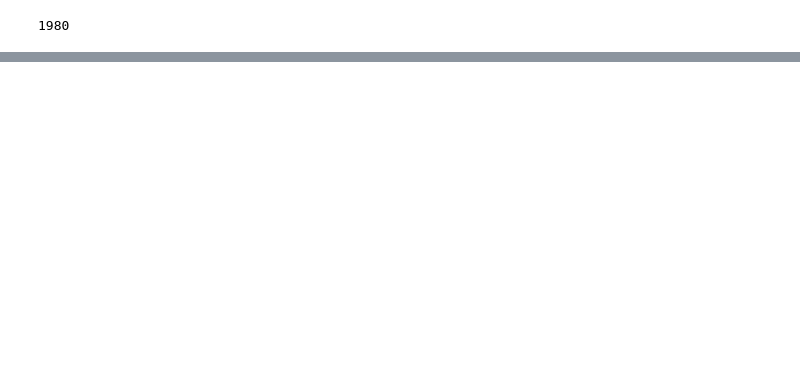
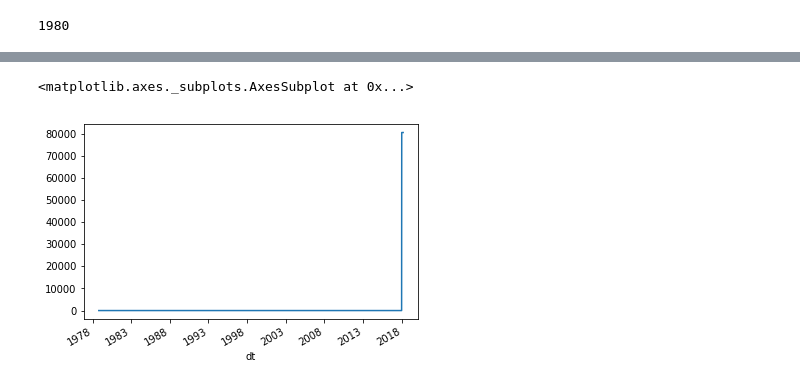
Before and after one commit to drewthayer/capstone1-predict-streamflow, a Jupyter notebook: predict_q_refactor_simple.ipynb, the cells around one changed output, grey strips where cells are left out. Cells and saved outputs as stored; diff of their text form; code cells hidden in the pictures; blank space fills up the shorter version.

```diff
--- a/predict_q_refactor_simple.ipynb
+++ b/predict_q_refactor_simple.ipynb
@@ -381,3 +427,8 @@ plt.savefig('{}.png'.format(figname),format='png', dpi=300)
 # #ax.set_xlabel(cols[x])
 # ax[1].plot(X[cols[1]],y,'ko',alpha=0.1)
 # #ax.legend(['actual','predicted'])
+# %%
+data_all.cfs_sum.plot()
+# %% [output]
+<matplotlib.axes._subplots.AxesSubplot at 0x...>
+[figure, added]
```
Also changed, not shown: parts of 15 cells of this notebook, 50 other files.
